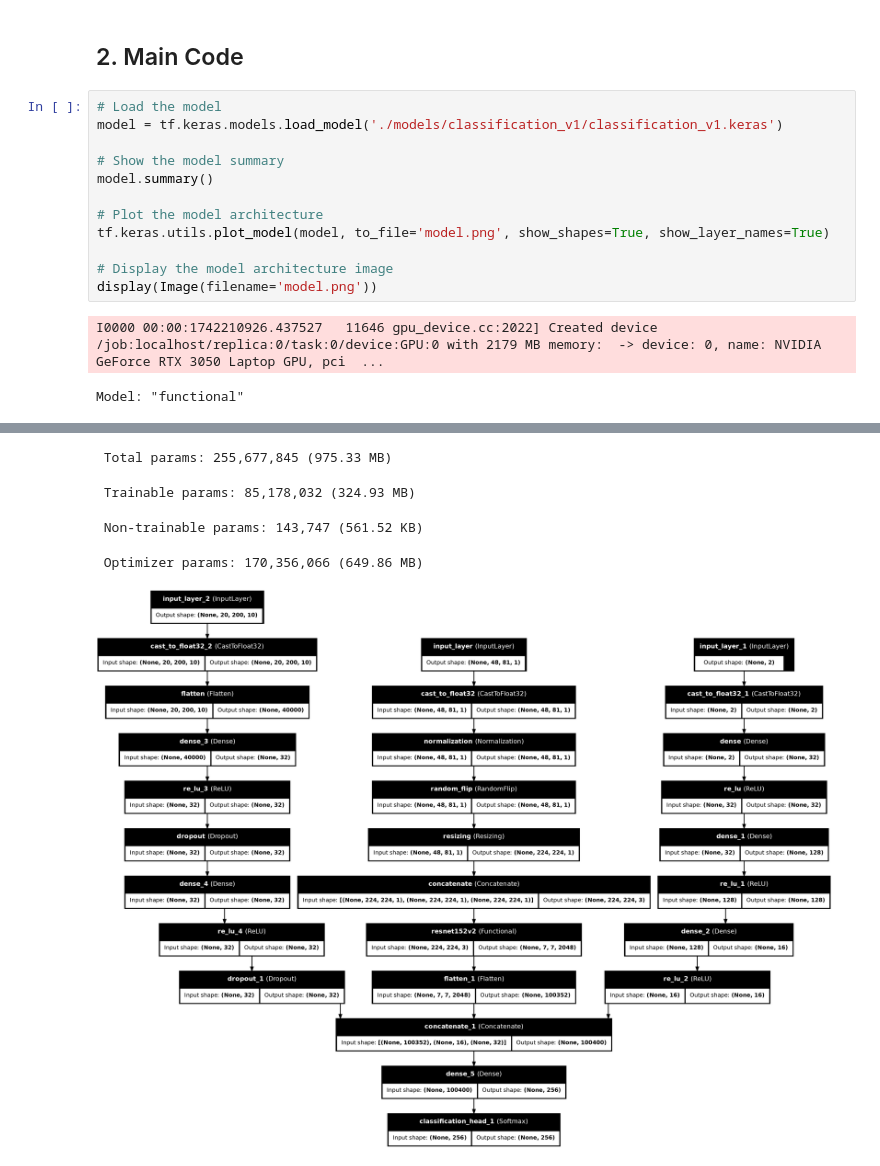
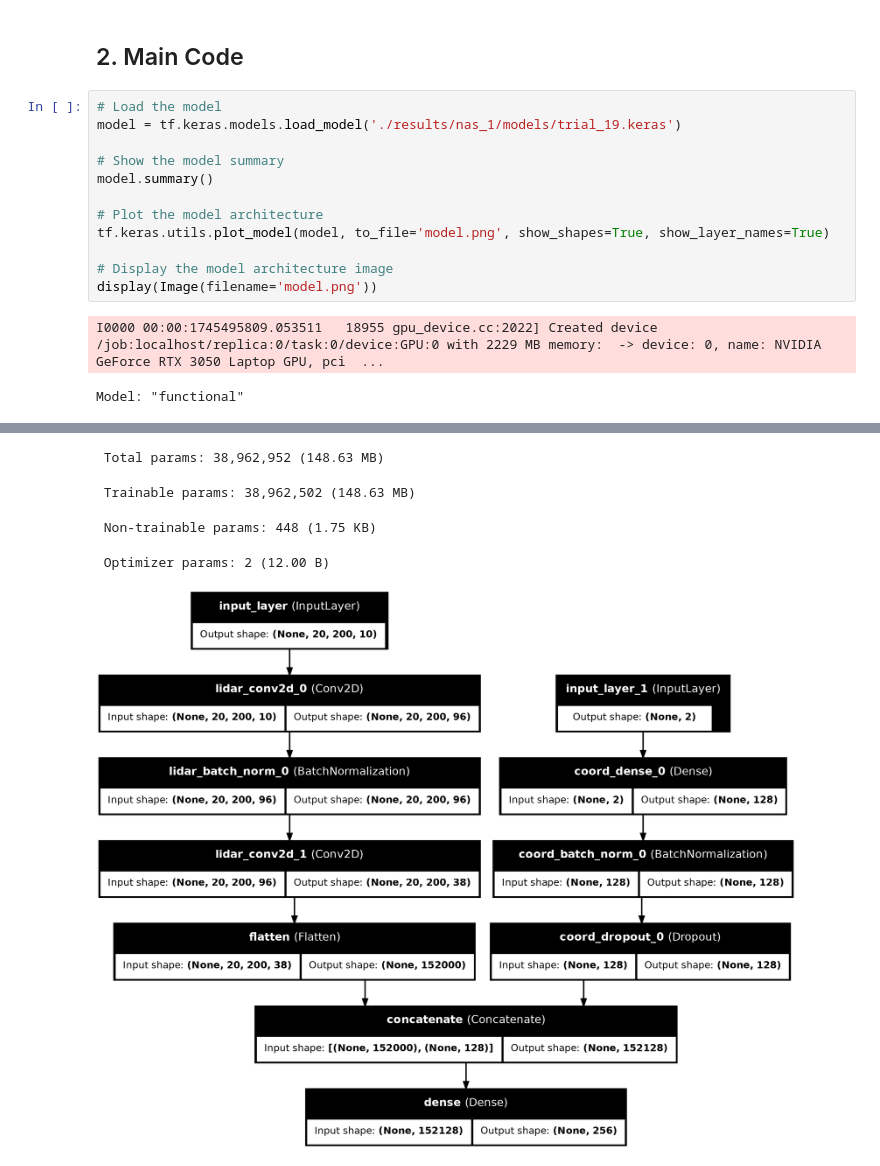
Before and after one commit to MatheusFS-dev/RayWise, a Jupyter notebook: src/model_plot.ipynb, the cells around one changed output, grey strips where cells are left out. Drawn from its saved outputs; the diff is of its cells as text.

```diff
--- a/src/model_plot.ipynb
+++ b/src/model_plot.ipynb
@@ -23,7 +23,7 @@ To enable the following instructions: AVX2 AVX_VNNI FMA, in other operations, re
 ## 2. Main Code
 # %%
 # Load the model
-model = tf.keras.models.load_model('./models/classification_v1/classification_v1.keras')
+model = tf.keras.models.load_model('./results/nas_1/models/trial_19.keras')
 
 # Show the model summary
 model.summary()
@@ -34,7 +34,7 @@ tf.keras.utils.plot_model(model, to_file='model.png', show_shapes=True, show_lay
 # Display the model architecture image
 display(Image(filename='model.png'))
 # %% [output]
-I0000 00:00:1742210926.437527   11646 gpu_device.cc:2022] Created device /job:localhost/replica:0/task:0/device:GPU:0 with 2179 MB memory:  -> device: 0, name: NVIDIA GeForce RTX 3050 Laptop GPU, pci  ...
+I0000 00:00:1745495809.053511   18955 gpu_device.cc:2022] Created device /job:localhost/replica:0/task:0/device:GPU:0 with 2229 MB memory:  -> device: 0, name: NVIDIA GeForce RTX 3050 Laptop GPU, pci  ...
 Model: "functional"
 ┏━━━━━━━━━━━━━━━━━━━━━┳━━━━━━━━━━━━━━━━━━━┳━━━━━━━━━━━━┳━━━━━━━━━━━━━━━━━━━┓
 ┃ Layer (type)        ┃ Output Shape      ┃    Param # ┃ Connected to      ┃
@@ -55,6 +55,6 @@ Model: "functional"
 └─────────────────────┴───────────────────┴────────────┴───────────────────┘
- Total params: 255,677,845 (975.33 MB)
+ Total params: 38,962,952 (148.63 MB)
- Trainable params: 85,178,032 (324.93 MB)
+ Trainable params: 38,962,502 (148.63 MB)
- Non-trainable params: 143,747 (561.52 KB)
+ Non-trainable params: 448 (1.75 KB)
- Optimizer params: 170,356,066 (649.86 MB)
+ Optimizer params: 2 (12.00 B)
-[figure, old version]
+[figure, new version]
```
Also changed, not shown: parts of 2 cells of this notebook, 6 other files.
